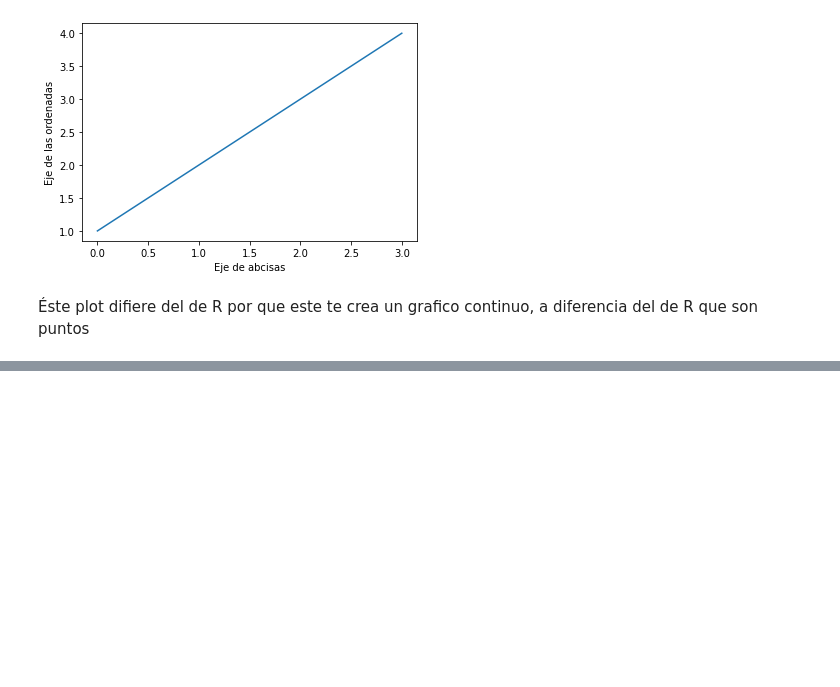
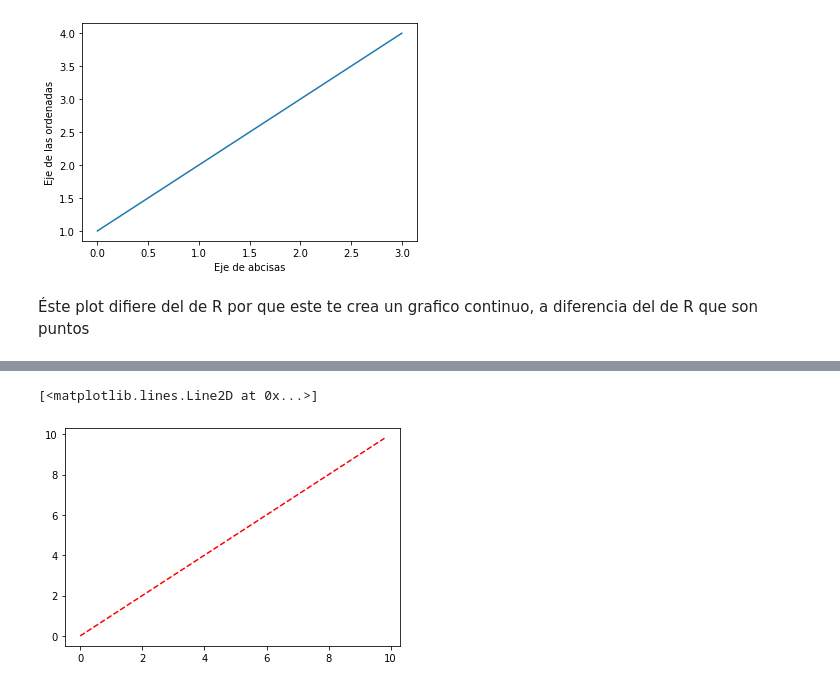
Before and after one commit to Maigolinox/Python---R-Descriptive-Statistic, a Jupyter notebook: INTRODUCCION A MATPLOTLIB.ipynb, the cells around one changed output, grey strips where cells are left out. Saved outputs shown, nothing was run; the diff lists cells and outputs as text; code cells hidden in the pictures; blank space fills up the shorter version.

```diff
--- a/INTRODUCCION A MATPLOTLIB.ipynb
+++ b/INTRODUCCION A MATPLOTLIB.ipynb
@@ -18,0 +42,5 @@ plt.show()
+# %%
+plt.plot(data,data,"r--")
+# %% [output]
+[<matplotlib.lines.Line2D at 0x...>]
+[figure, added]
```
Also changed, not shown: parts of 61 cells of this notebook, 11 other files.
